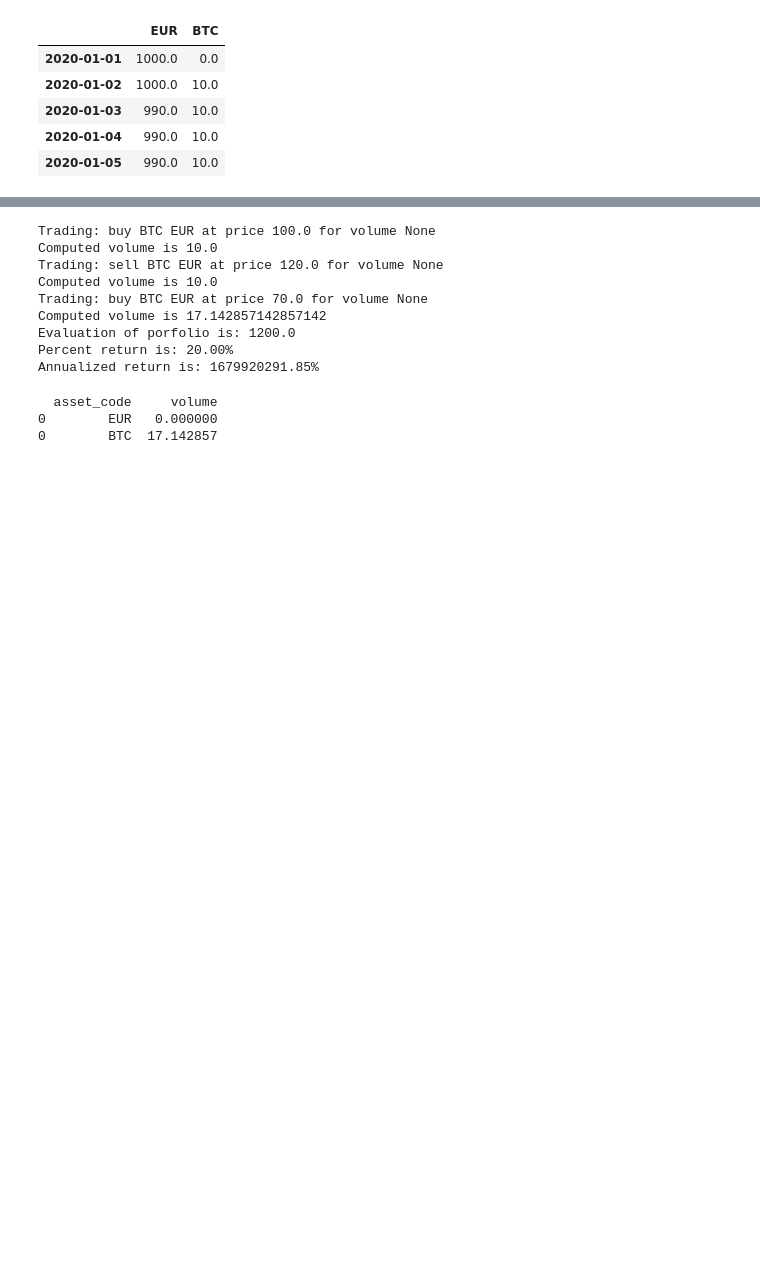
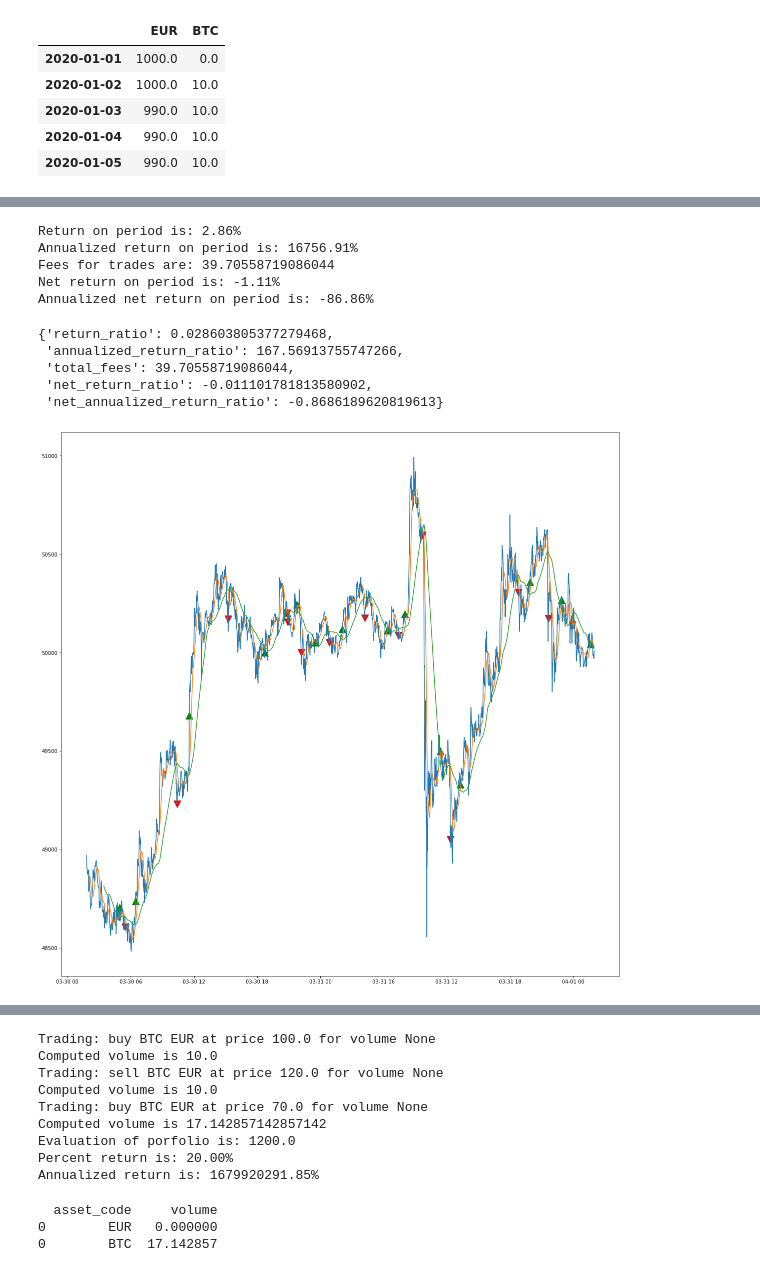
Before and after one commit to UltraDiuve/pyfi, a Jupyter notebook: main.ipynb, the cells around one changed output, grey strips where cells are left out. Saved outputs shown, nothing was run; the diff lists cells and outputs as text; code cells hidden in the pictures; blank space fills up the shorter version.

```diff
--- a/main.ipynb
+++ b/main.ipynb
@@ -144,0 +255,9 @@ strat.generate_signals(3)
+# %%
+pair = 'XBTEUR'
+ohlc = pd.read_csv(
+    data_path / 'ohlc' / f'{pair}_1.csv',
+    names=['timestamp', 'open', 'high', 'low', 'close', 'volume', 'trades'],
+    index_col=None,
+)
+ohlc['datetime'] = ohlc['timestamp'].apply(lambda x: dt.datetime.fromtimestamp(x))
+ohlc
@@ -144,0 +282,3 @@ strat.generate_signals(3)
+# %%
+price_history = ohlc.set_index('datetime')['close'].iloc[-60*24*2:].rename('BTCEUR').to_frame()
+price_history
@@ -144,0 +300,20 @@ strat.generate_signals(3)
+# %%
+strat = strategies.CrossAverageStrategy(trading_pair='BTCEUR', long_window=100, short_window=20)
+portfolio = strategies.VirtualPortfolio(initial_volumes={'EUR': 1000}, datetimes=price_history.index)
+strat.evaluate(
+    price_history=price_history,
+    initial_portfolio=portfolio,
+    create_viz=True,
+)
+# %% [output]
+Return on period is: 2.86%
+Annualized return on period is: 16756.91%
+Fees for trades are: 39.70558719086044
+Net return on period is: -1.11%
+Annualized net return on period is: -86.86%
+{'return_ratio': 0.028603805377279468,
+ 'annualized_return_ratio': 167.56913755747266,
+ 'total_fees': 39.70558719086044,
+ 'net_return_ratio': -0.011101781813580902,
+ 'net_annualized_return_ratio': -0.8686189620819613}
+[figure, added]
```
Also changed, not shown: parts of 38 cells of this notebook, 4 other files.
